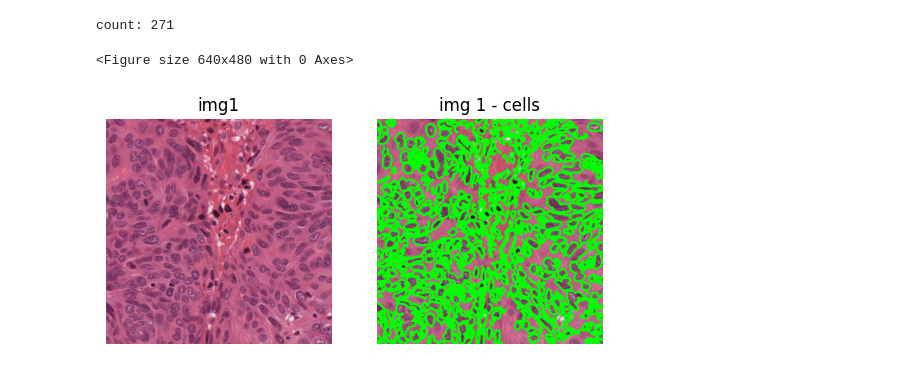
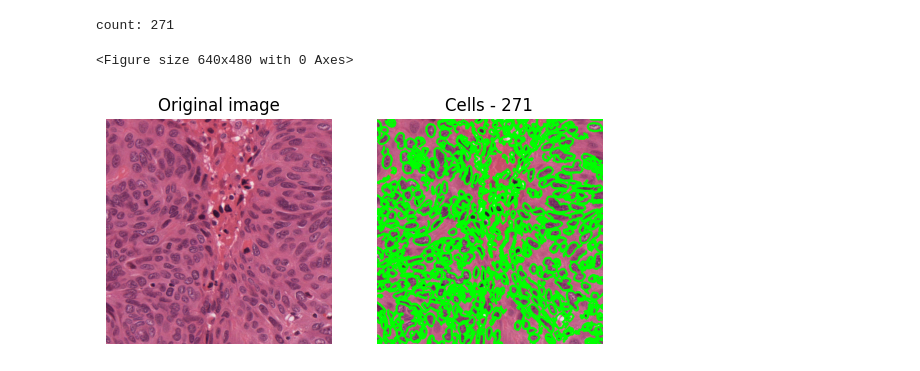
Before and after one commit to Matovic/Cell-segmentation-using-morphological-operations-and-image-filtrations, a Jupyter notebook: src/zadanie1.ipynb, the cells around one changed output. Drawn from its saved outputs; the diff is of its cells as text; code cells hidden in the pictures.

```diff
--- a/src/zadanie1.ipynb
+++ b/src/zadanie1.ipynb
@@ -34,5 +34,5 @@ Define function to show images:
 # %%
-def show_img(img, txt: str):
+def show_img(img: cv2.Mat, txt: str) -> None:
     """
     Show images
     :param: img - image
@@ -42,13 +42,14 @@ def show_img(img, txt: str):
     cv2.waitKey(0)
     cv2.destroyAllWindows()
 
-def resize_img(img, scale_percent: int):
+def resize_img(img: cv2.Mat, scale_percent: int) -> cv2.Mat:
     """
     Resizing images.
     :param: img - image
     :param: scale_percent - percent by which the image is resized
+    :return: Resized image
     """
-    # calculate the 50 percent of original dimensions
+    # calculate the scale percent of original dimensions
     width = int(img.shape[1] * scale_percent / 100)
     height = int(img.shape[0] * scale_percent / 100)
 
@@ -311,7 +331,7 @@ Contours analysis
 
     contour filtering useful functions - cv::area, cv::boundingRect
 # %%
-result = img1_resize.copy()
+img1_result = img1_resize.copy()
 
 img1_contours, img1_hierarchy = cv2.findContours(img1_dilate, cv2.RETR_EXTERNAL, cv2.CHAIN_APPROX_NONE)
 
@@ -329,15 +349,10 @@ for i in range(0, len(img1_contours)):
          centerX += p[0][0] # x
          centerY += p[0][1] #.y
 
-      cv2.drawContours(img1_resize, img1_contours, i, (0, 255, 0), 4)
-      #result = cv2.putText(
-      #  result, str(bananaIndex),
-      #  (int(centerX / len(img1_contours[i])), int(centerY / len(img1_contours[i]))),
-      #  cv2.FONT_HERSHEY_PLAIN, 4, (255, 0, 0), 4
-      #  )
+      cv2.drawContours(img1_result, img1_contours, i, (0, 255, 0), 4)
    i += 1
 
-show_img(result, 'img1')
+show_img(img1_result, 'img1')
 # show_img(oranges_grayscale, 'orange')
 print("count:", cellIndex_img1)
 # %% [output]
@@ -345,20 +360,20 @@ count: 271
 # %%
 plt.figure()
 f, axarr = plt.subplots(1,2)
 
-img1_rgb = cv2.cvtColor(img1, cv2.COLOR_BGR2RGB)
-img1_result_rgb = cv2.cvtColor(img1_resize, cv2.COLOR_BGR2RGB)
+img1_rgb = cv2.cvtColor(img1_resize, cv2.COLOR_BGR2RGB)
+img1_result_rgb = cv2.cvtColor(img1_result, cv2.COLOR_BGR2RGB)
 
 axarr[0].imshow(img1_rgb)
 axarr[1].imshow(img1_result_rgb)
 
-axarr[0].set_title('img1')
-axarr[1].set_title('img 1 - cells')
+axarr[0].set_title('Original image')
+axarr[1].set_title('Cells - 271')
 
 axarr[0].axis('off')
 axarr[1].axis('off')
 
 plt.show()
 # %% [output]
 <Figure size 640x480 with 0 Axes>
-[figure, old version]
+[figure, new version]
```
Also changed, not shown: parts of 8 cells of this notebook, 2 other files.
